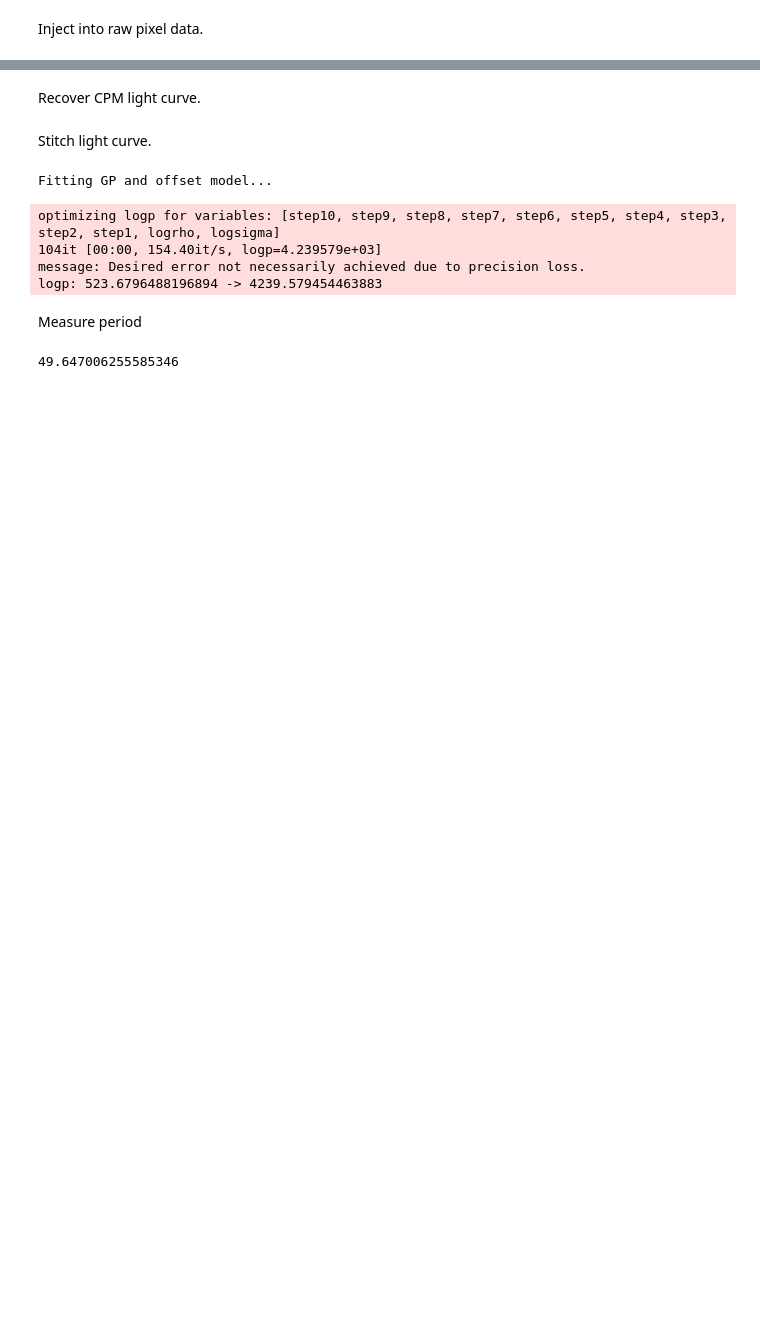
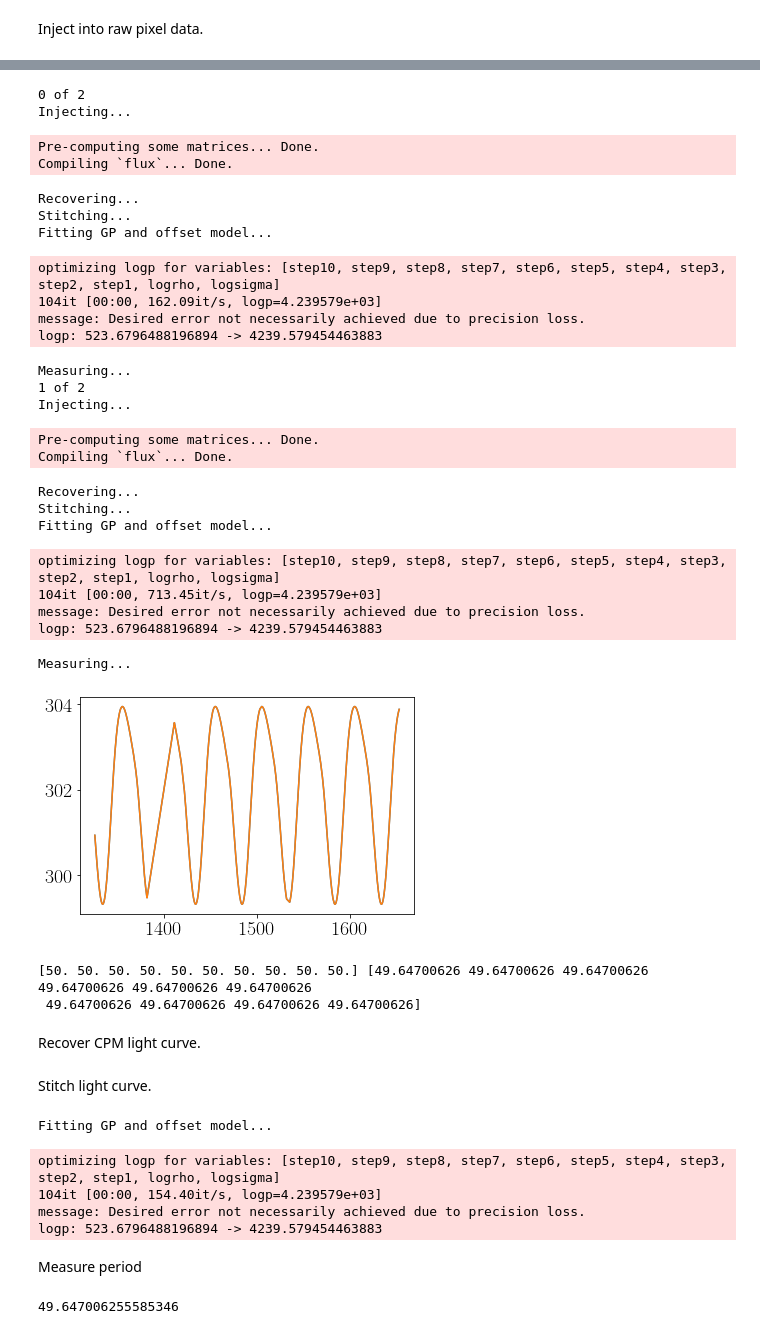
Before and after one commit to RuthAngus/TESS-rotation, a Jupyter notebook: code/notebooks/Injection_grid.ipynb, the cells around one changed output, grey strips where cells are left out. Saved outputs shown, nothing was run; the diff lists cells and outputs as text; code cells hidden in the pictures; blank space fills up the shorter version.

```diff
--- a/code/notebooks/Injection_grid.ipynb
+++ b/code/notebooks/Injection_grid.ipynb
@@ -273,3 +237,36 @@ Injecting signal and saving...
+# %%
+true, recovered = loop(period, amplitude, baseline)
+# %% [output]
+0 of 2
+Injecting...
+Pre-computing some matrices... Done.
+Compiling `flux`... Done.
+Recovering...
+Stitching...
+Fitting GP and offset model...
+optimizing logp for variables: [step10, step9, step8, step7, step6, step5, step4, step3, step2, step1, logrho, logsigma]
+104it [00:00, 162.09it/s, logp=4.239579e+03]
+message: Desired error not necessarily achieved due to precision loss.
+logp: 523.6796488196894 -> 4239.579454463883
+Measuring...
+1 of 2
+Injecting...
+Pre-computing some matrices... Done.
+Compiling `flux`... Done.
+Recovering...
+Stitching...
+Fitting GP and offset model...
+optimizing logp for variables: [step10, step9, step8, step7, step6, step5, step4, step3, step2, step1, logrho, logsigma]
+104it [00:00, 713.45it/s, logp=4.239579e+03]
+message: Desired error not necessarily achieved due to precision loss.
+logp: 523.6796488196894 -> 4239.579454463883
+Measuring...
+[figure, added]
+# %%
+print(true, recovered)
+# %% [output]
+[50. 50. 50. 50. 50. 50. 50. 50. 50. 50.] [49.64700626 49.64700626 49.64700626 49.64700626 49.64700626 49.64700626
+ 49.64700626 49.64700626 49.64700626 49.64700626]
 # %% [markdown]
 Recover CPM light curve.
 # %%
```
Also changed, not shown: parts of 12 cells of this notebook.
